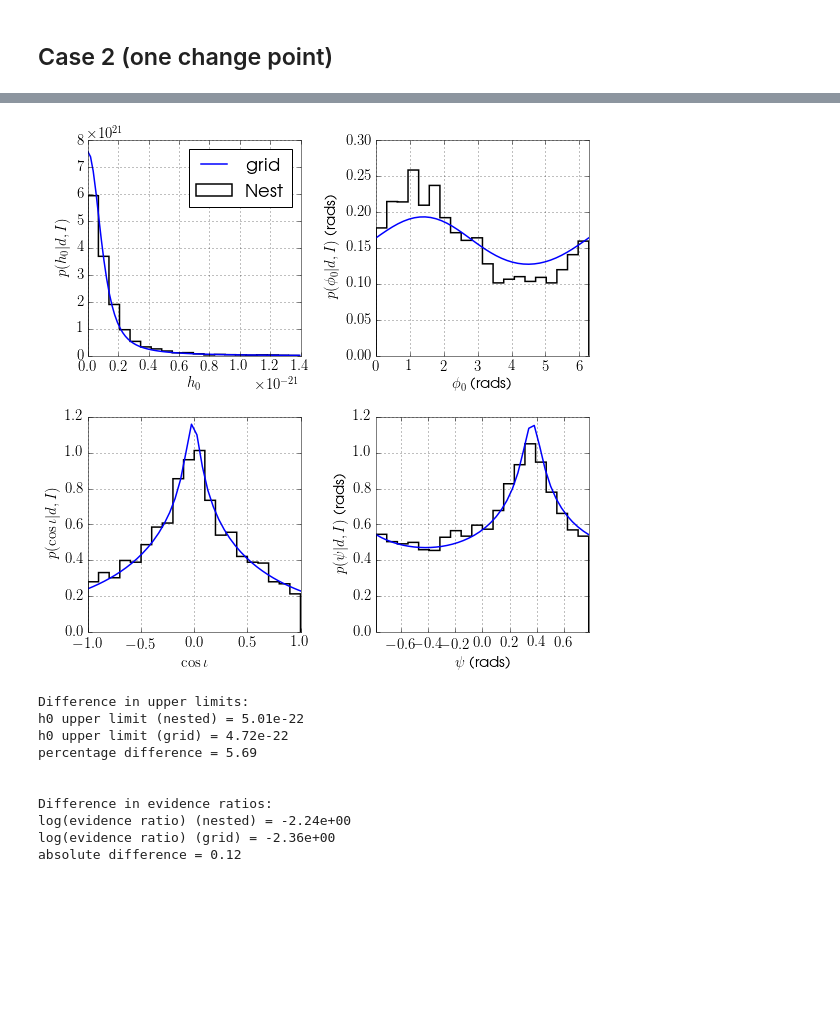
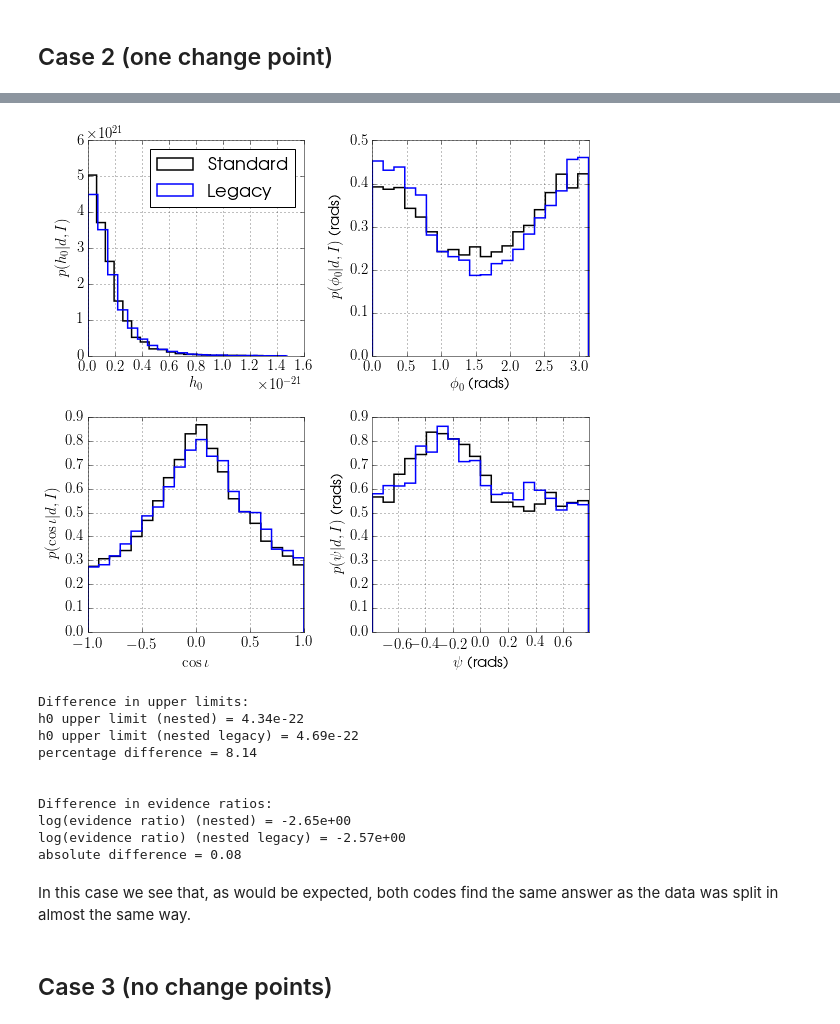
Before and after one commit to mattpitkin/CW_nested_sampling_doc, a Jupyter notebook: scripts/SimulatedNoiseTestsChangepointPathological.ipynb, the cells around one changed output, grey strips where cells are left out. Drawn from its saved outputs; the diff is of its cells as text; code cells hidden in the pictures; blank space fills up the shorter version.

Commit message:
Change point testing script update

```diff
--- a/scripts/SimulatedNoiseTestsChangepointPathological.ipynb
+++ b/scripts/SimulatedNoiseTestsChangepointPathological.ipynb
@@ -221,31 +208,24 @@ Read columns ['iota', 'h0', 'phi0', 'psi', 'deltalogl', 'deltaloglh1', 'logl', '
 f, axarr = pl.subplots(2, 2, figsize=(8,8))
 
 # lalapps_pulsar_parameter_estimation_nested posterior samples
-postppen = np.loadtxt(os.path.join(outdir, 'fake_post.txt.gz'), skiprows=1)
+postppen1 = np.loadtxt(os.path.join(outdir, 'fake_post1.txt.gz'), skiprows=1)
+postppen2 = np.loadtxt(os.path.join(outdir, 'fake_post2.txt.gz'), skiprows=1)
 ppenidxs = {'h0': 1, 'phi': 2, 'ciota': 0, 'psi': 3}
 
 xlabels = {'h0': '$h_0$', 'phi': '$\phi_0$ (rads)', 'ciota': '$\cos{\iota}$', 'psi': '$\psi$ (rads)'}
 ylabels = {'h0': '$p(h_0|d,I)$', 'phi': '$p(\phi_0|d,I)$ (rads)', 'ciota': '$p(\cos{\iota}|d,I)$', 'psi': '$p(\psi|d,I)$ (rads)'}
 
 arr = {'h0': axarr[0, 0], 'phi': axarr[0,1], 'ciota': axarr[1,0], 'psi': axarr[1,1]}
-lims = {'h0': [0., None], 'phi': [0., 2.*np.pi], 'ciota': [-1., 1.], 'psi': [-np.pi/4., np.pi/4.]}
+lims = {'h0': [0., None], 'phi': [0., np.pi], 'ciota': [-1., 1.], 'psi': [-np.pi/4., np.pi/4.]}
 for par in ['h0', 'phi', 'psi', 'ciota']:
-    parscale = 1.
-    if par == 'phi': # for the nested sampling output scale PHI0 by two to make it GW phase rather than rotational phase
-        parscale = 2.
-
-    gridpdf = np.loadtxt(os.path.join(outdir, 'pdf_%s.%s.%s' % (par, psrname, detector)))
-
-    arr[par].plot(gridpdf[:,0], gridpdf[:,1], 'b', linewidth=1.5)
-    #arr[par].plot(pygrid[par][:,0]*parscale, pygrid[par][:,1]/parscale, 'g--', linewidth=1.5)
-
-    arr[par].hist(postppen[:,ppenidxs[par]]*parscale, bins=20, normed=True, color='k', linewidth=1.5, histtype='step')
+    arr[par].hist(postppen1[:,ppenidxs[par]], bins=20, normed=True, color='k', linewidth=1.5, histtype='step')
+    arr[par].hist(postppen2[:,ppenidxs[par]], bins=20, normed=True, color='b', linewidth=1.5, histtype='step')
 
     arr[par].set_xlabel(xlabels[par])
     arr[par].set_ylabel(ylabels[par])
 
     if par == 'h0':
-        arr[par].legend(['grid', 'Nest'], loc=1)
+        arr[par].legend(['Standard', 'Legacy'], loc=1)
         xmin, xmax = arr[par].get_xlim()
         arr[par].set_xlim([lims[par][0], xmax])
     else:
@@ -369,58 +342,50 @@ Read columns ['iota', 'h0', 'phi0', 'psi', 'deltalogl', 'deltaloglh1', 'logl', '
 # %%
 f, axarr = pl.subplots(2, 2, figsize=(8,8))
 
 # lalapps_pulsar_parameter_estimation_nested posterior samples
-postppen = np.loadtxt(os.path.join(outdir, 'fake_post.txt.gz'), skiprows=1)
-ppenidxs = {'h0': 1, 'phi': 2, 'ciota': 0, 'psi': 3}
-
-xlabels = {'h0': '$h_0$', 'phi': '$\phi_0$ (rads)', 'ciota': '$\cos{\iota}$', 'psi': '$\psi$ (rads)'}
-ylabels = {'h0': '$p(h_0|d,I)$', 'phi': '$p(\phi_0|d,I)$ (rads)', 'ciota': '$p(\cos{\iota}|d,I)$', 'psi': '$p(\psi|d,I)$ (rads)'}
+postppen1 = np.loadtxt(os.path.join(outdir, 'fake_post1.txt.gz'), skiprows=1)
+postppen2 = np.loadtxt(os.path.join(outdir, 'fake_post2.txt.gz'), skiprows=1)
 
 arr = {'h0': axarr[0, 0], 'phi': axarr[0,1], 'ciota': axarr[1,0], 'psi': axarr[1,1]}
-lims = {'h0': [0., None], 'phi': [0., 2.*np.pi], 'ciota': [-1., 1.], 'psi': [-np.pi/4., np.pi/4.]}
 for par in ['h0', 'phi', 'psi', 'ciota']:
-    parscale = 1.
-    if par == 'phi': # for the nested sampling output scale PHI0 by two to make it GW phase rather than rotational phase
-        parscale = 2.
-
-    gridpdf = np.loadtxt(os.path.join(outdir, 'pdf_%s.%s.%s' % (par, psrname, detector)))
-
-    arr[par].plot(gridpdf[:,0], gridpdf[:,1], 'b', linewidth=1.5)
-    #arr[par].plot(pygrid[par][:,0]*parscale, pygrid[par][:,1]/parscale, 'g--', linewidth=1.5)
-
-    arr[par].hist(postppen[:,ppenidxs[par]]*parscale, bins=20, normed=True, color='k', linewidth=1.5, histtype='step')
+    arr[par].hist(postppen1[:,ppenidxs[par]], bins=20, normed=True, color='k', linewidth=1.5, histtype='step')
+    arr[par].hist(postppen2[:,ppenidxs[par]], bins=20, normed=True, color='b', linewidth=1.5, histtype='step')
 
     arr[par].set_xlabel(xlabels[par])
     arr[par].set_ylabel(ylabels[par])
 
     if par == 'h0':
-        arr[par].legend(['grid', 'Nest'], loc=1)
+        arr[par].legend(['Standard', 'Legacy'], loc=1)
         xmin, xmax = arr[par].get_xlim()
         arr[par].set_xlim([lims[par][0], xmax])
     else:
         arr[par].set_xlim(lims[par])
 
 pl.tight_layout()
 # %% [output]
-[figure, old version]
+[figure, new version]
 # %%
 print("Difference in upper limits:")
 print("h0 upper limit (nested) = %.2e" % h0ulnested)
-print("h0 upper limit (grid) = %.2e" % h0ulgrid)
-print("percentage difference = %.2f" % (100.*np.abs(h0ulnested-h0ulgrid)/h0ulnested))
+print("h0 upper limit (nested legacy) = %.2e" % h0ulnested2)
+print("percentage difference = %.2f" % (100.*np.abs(h0ulnested-h0ulnested2)/h0ulnested))
 print("\n")
 print("Difference in evidence ratios:")
 print("log(evidence ratio) (nested) = %.2e" % evratnested)
-print("log(evidence ratio) (grid) = %.2e" % evratgrid)
-print("absolute difference = %.2f" % (np.abs(evratnested-evratgrid)))
+print("log(evidence ratio) (nested legacy) = %.2e" % evratnested2)
+print("absolute difference = %.2f" % (np.abs(evratnested-evratnested2)))
 # %% [output]
 Difference in upper limits:
-h0 upper limit (nested) = 5.01e-22
-h0 upper limit (grid) = 4.72e-22
-percentage difference = 5.69
+h0 upper limit (nested) = 4.34e-22
+h0 upper limit (nested legacy) = 4.69e-22
+percentage difference = 8.14
 
 
 Difference in evidence ratios:
-log(evidence ratio) (nested) = -2.24e+00
-log(evidence ratio) (grid) = -2.36e+00
-absolute difference = 0.12
+log(evidence ratio) (nested) = -2.65e+00
+log(evidence ratio) (nested legacy) = -2.57e+00
+absolute difference = 0.08
+# %% [markdown]
+In this case we see that, as would be expected, both codes find the same answer as the data was split in almost the same way.
+# %% [markdown]
+## Case 3 (no change points)
```
Also changed, not shown: parts of 13 cells of this notebook.
